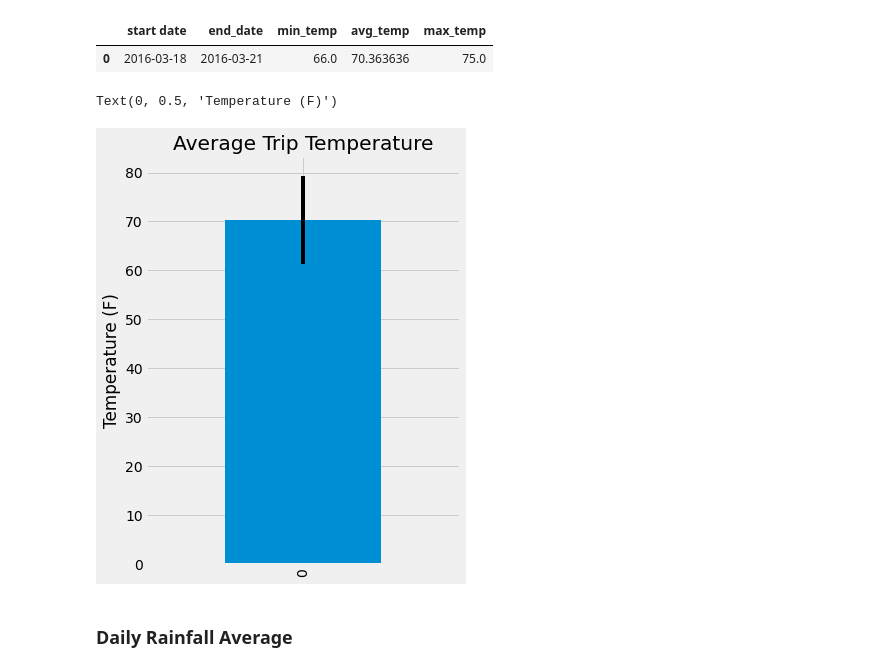
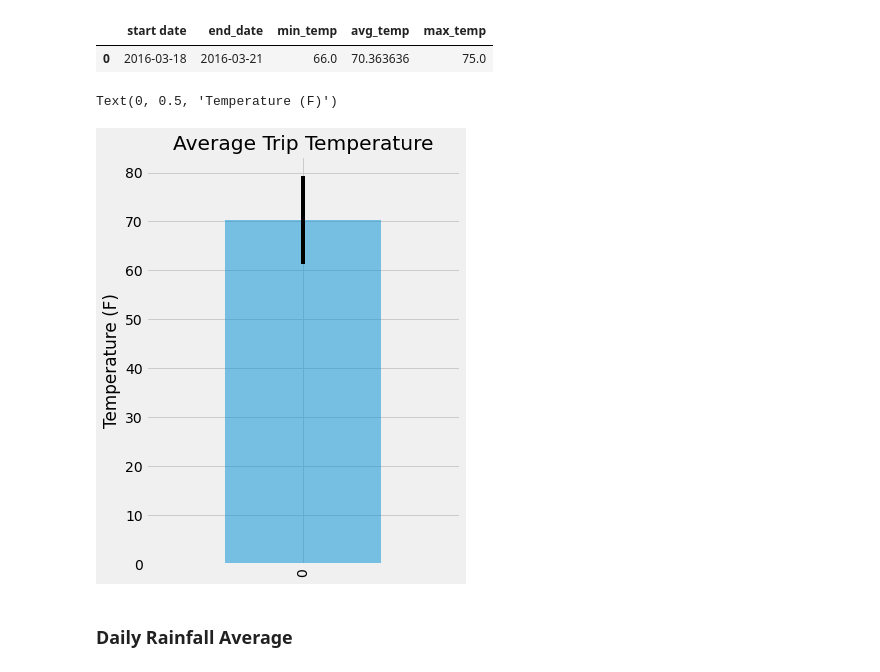
Before and after one commit to szig97/sqlalchemy-challenge, a Jupyter notebook: Surfs Up/Jupyter Notebook/temp_analysis_bonus_2.ipynb, the cells around one changed output. Saved outputs shown, nothing was run; the diff lists cells and outputs as text; code cells hidden in the pictures.

```diff
--- a/Surfs Up/Jupyter Notebook/temp_analysis_bonus_2.ipynb
+++ b/Surfs Up/Jupyter Notebook/temp_analysis_bonus_2.ipynb
@@ -84,13 +84,13 @@ yearly_temps_df
 # %%
 # Plot the results from your previous query as a bar chart.
 # Use "Trip Avg Temp" as your Title
 # Use the average temperature for bar height (y value)
 # Use the peak-to-peak (tmax-tmin) value as the y error bar (yerr)
-yearly_temps_df.plot.bar(y="avg_temp", yerr=(yearly_temps_df['max_temp'] - yearly_temps_df['min_temp']), title="Average Trip Temperature", figsize=(5,7), legend=None)
+yearly_temps_df.plot.bar(y="avg_temp", yerr=(yearly_temps_df['max_temp'] - yearly_temps_df['min_temp']), title="Average Trip Temperature", figsize=(5,7), alpha=0.5, legend=None)
 plt.ylabel("Temperature (F)")
 # %% [output]
 Text(0, 0.5, 'Temperature (F)')
-[figure, old version]
+[figure, new version]
 # %% [markdown]
 ### Daily Rainfall Average
 # %%
```
Also changed, not shown: parts of 7 cells of this notebook.
